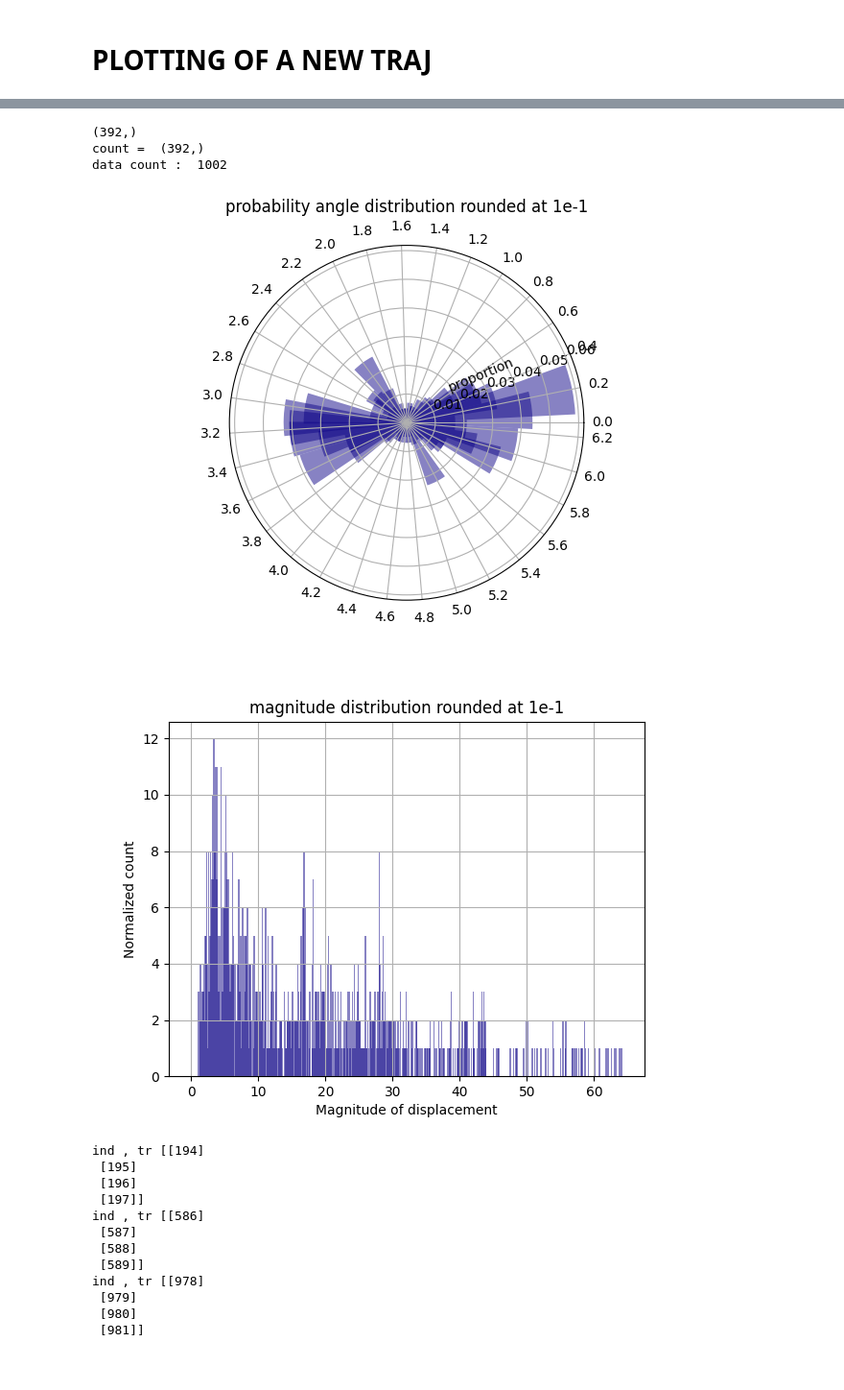
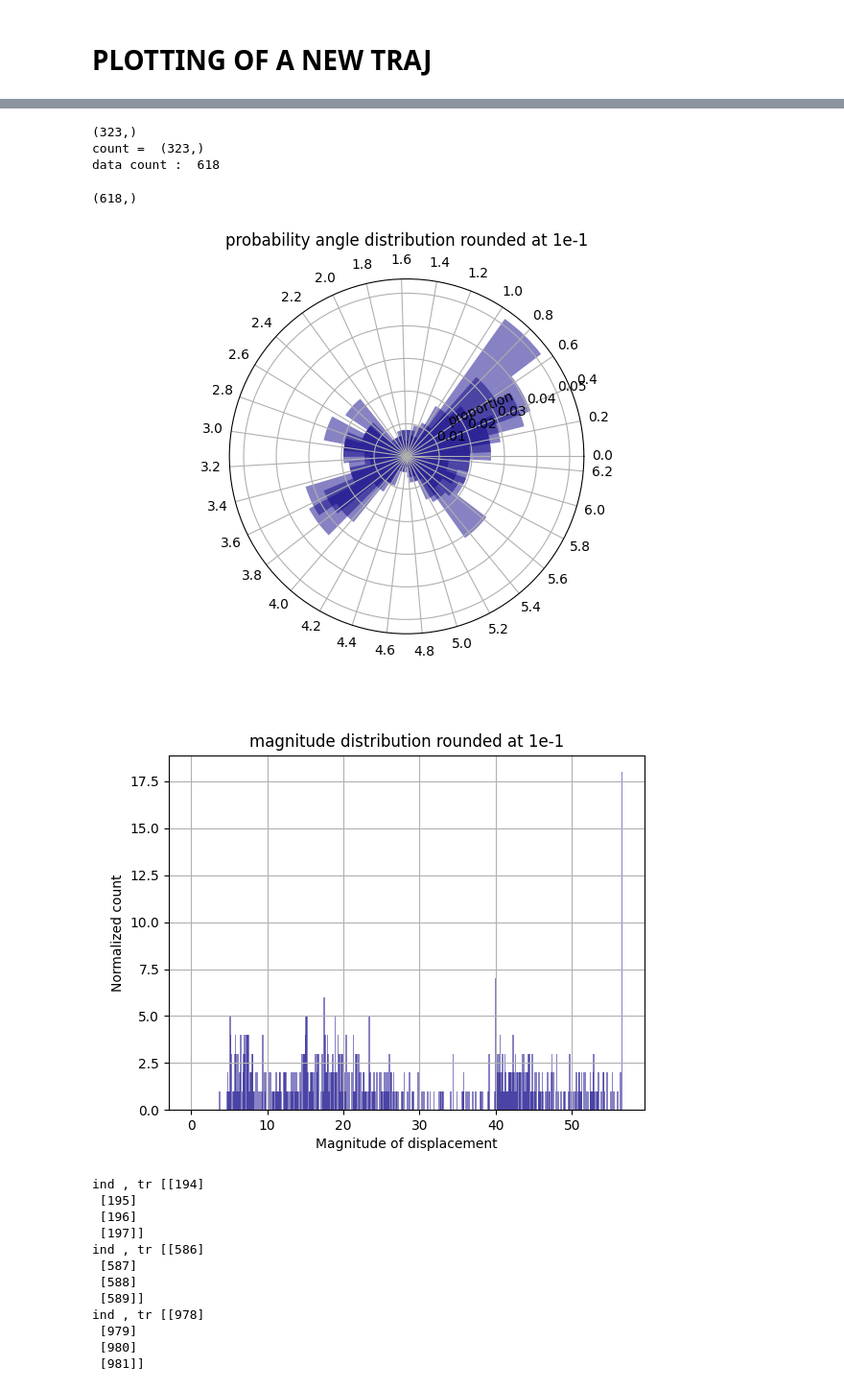
Before and after one commit to joaoMartinSaquet/smartDarts, a Jupyter notebook: smartdarts/jupyter/viz.ipynb, the cells around one changed output, grey strips where cells are left out. Shown at 96% size. Saved outputs shown, nothing was run; the diff lists cells and outputs as text; code cells hidden in the pictures.

```diff
--- a/smartdarts/jupyter/viz.ipynb
+++ b/smartdarts/jupyter/viz.ipynb
@@ -266,8 +266,8 @@ def plot_trajectory(time, pos_x, pos_y, disp_x, disp_y, x_target, y_target):
 # def get_by_target_reaching(time, disp_x, disp_y, x_target, y_target):
 #     target = np.vstack((x_target, y_target))
 # %%
-file = "model_trace_2x2_5h2025-05-28T06:56:00.log"
-# file = "human_trace_2x2_5h.log"
+file = "model_trace_2x2_5h2025-06-03T09:47:51.log"
+file = "model_trace_2x2_5h.log"
 
 
 
@@ -289,4 +289,6 @@ mag = np.sqrt(disp_x**2 + disp_y**2)
 
 plot_magnitude_distribution(plt.figure(), mag, label= "magnitude", color_index=color_index, cmap=cmap)
 print("data count : ", len(time))
+
+pos_x.shape
 # %% [output]
@@ -294,8 +296,9 @@ print("data count : ", len(time))
-(392,)
-count =  (392,)
-data count :  1002
+(323,)
+count =  (323,)
+data count :  618
+(618,)
-[figure, old version]
+[figure, new version]
-[figure, old version]
+[figure, new version]
 # %%
 import numpy as np
 
```
Also changed, not shown: parts of 2 cells of this notebook, 12 other files.
